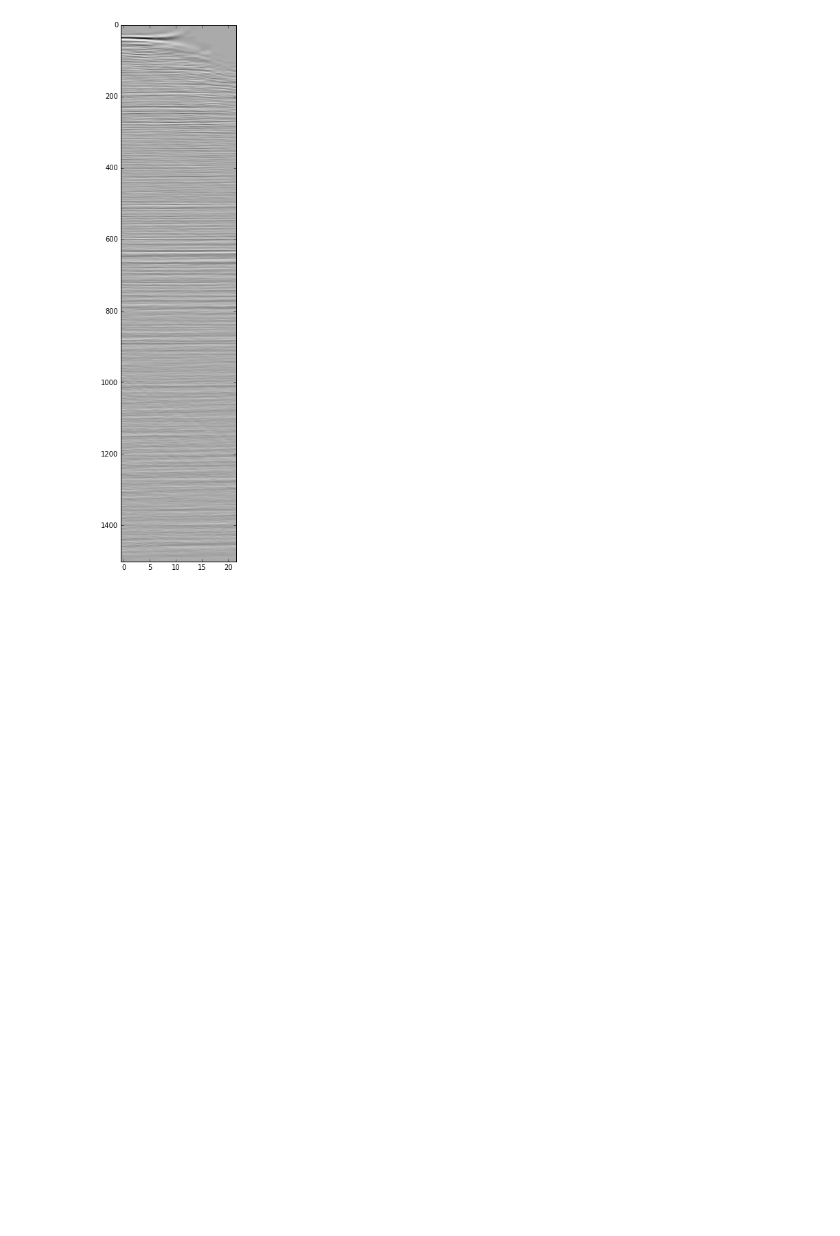
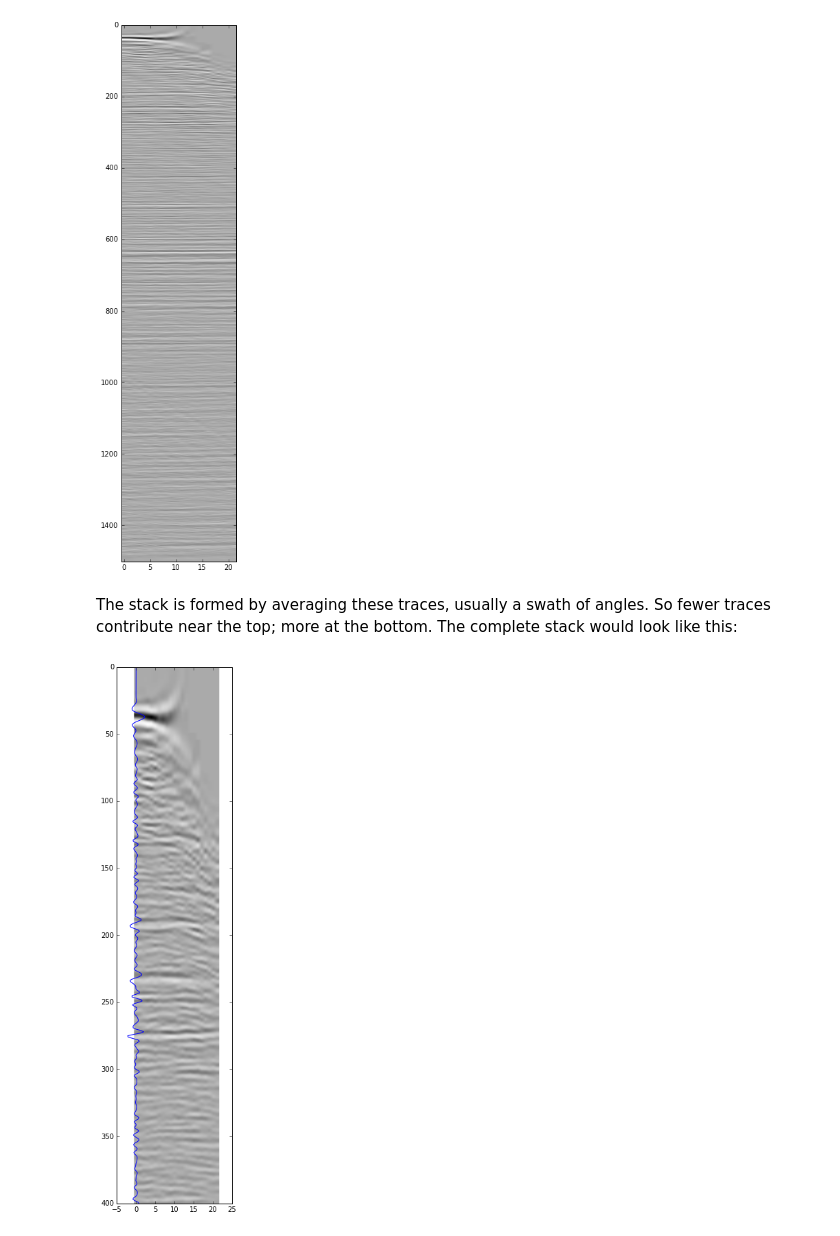
Before and after one commit to ymustc/geocomputing, a Jupyter notebook: notebooks/Prestack_seismic.ipynb, the cells around one changed output. Cells and saved outputs as stored; diff of their text form; code cells hidden in the pictures; blank space fills up the shorter version.

```diff
--- a/notebooks/Prestack_seismic.ipynb
+++ b/notebooks/Prestack_seismic.ipynb
@@ -42,4 +26,4 @@ filename = '../data/3D_gathers_pstm_nmo_X1001.sgy'
 from obspy.io.segy.segy import _read_segy
 
 # Only read the headers, otherwise you will get memory issues
-raw = _read_segy(filename, headonly=True)
+stream = _read_segy(filename, headonly=True)
@@ -75,8 +60,8 @@ This is where we get the data from disk. We'll just grab a bit. There are about
 The tricky thing with this dataset is that there are a variable number of traces per gather, so we can't just read it like a regular 3D.
 # %%
 traces_to_read = 2200
-data = np.vstack([t.data for t in raw.traces[:traces_to_read]])
-gno = np.array([t.header.trace_number_within_the_ensemble for t in raw.traces[:traces_to_read]])
+data = np.vstack([t.data for t in stream.traces[:traces_to_read]])
+gno = np.array([t.header.trace_number_within_the_ensemble for t in stream.traces[:traces_to_read]])
 # %%
 # We'll need the number of time samples.
 _, t = data.shape
@@ -104,3 +89,16 @@ plt.imshow(g3[68,:].T, cmap='Greys', aspect='auto')
 plt.show()
 # %% [output]
 [figure]
+# %% [markdown]
+The stack is formed by averaging these traces, usually a swath of angles. So fewer traces contribute near the top; more at the bottom. The complete stack would look like this:
+# %%
+idx = np.arange(0, g3.shape[-1])
+perc = np.percentile(g3, 95)
+
+plt.figure(figsize=(3,14))
+plt.imshow(g3[68].T, cmap='Greys', aspect='auto')
+plt.plot(np.mean(g3[68], axis=0)/perc, idx)
+plt.ylim(400, 0)
+plt.show()
+# %% [output]
+[figure, added]
```
Also changed, not shown: parts of 23 cells of this notebook, 3 other files.
